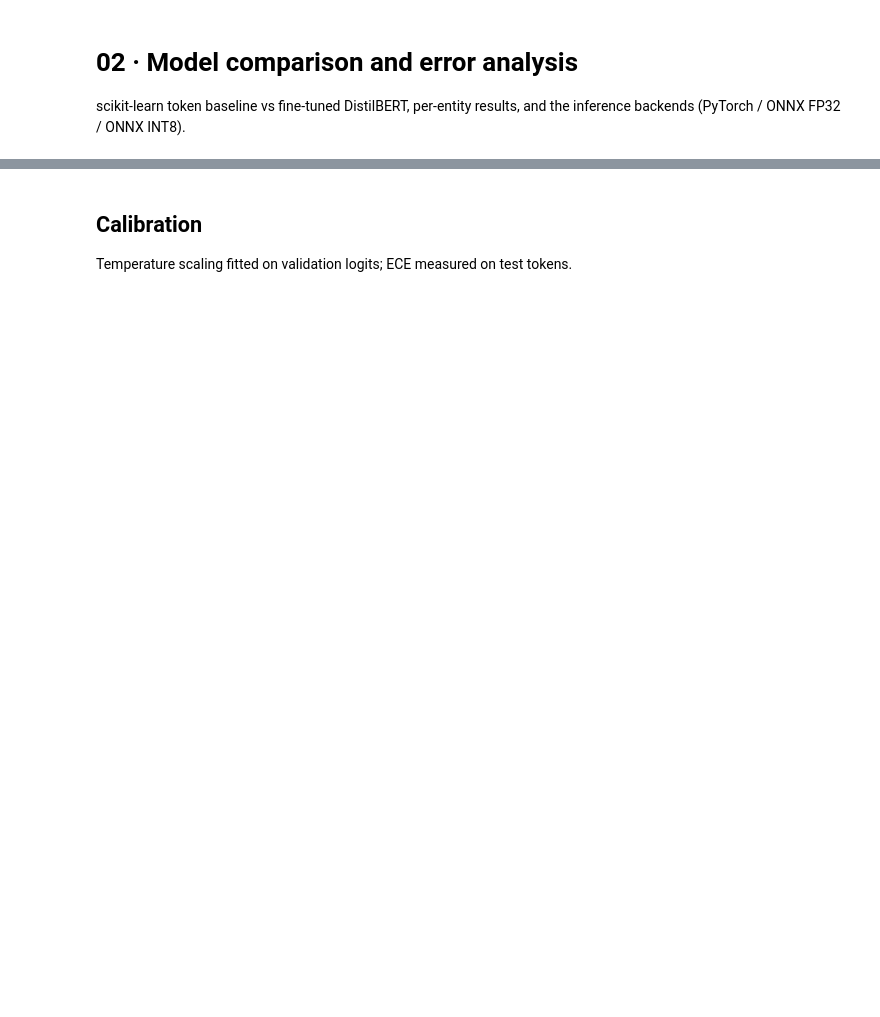
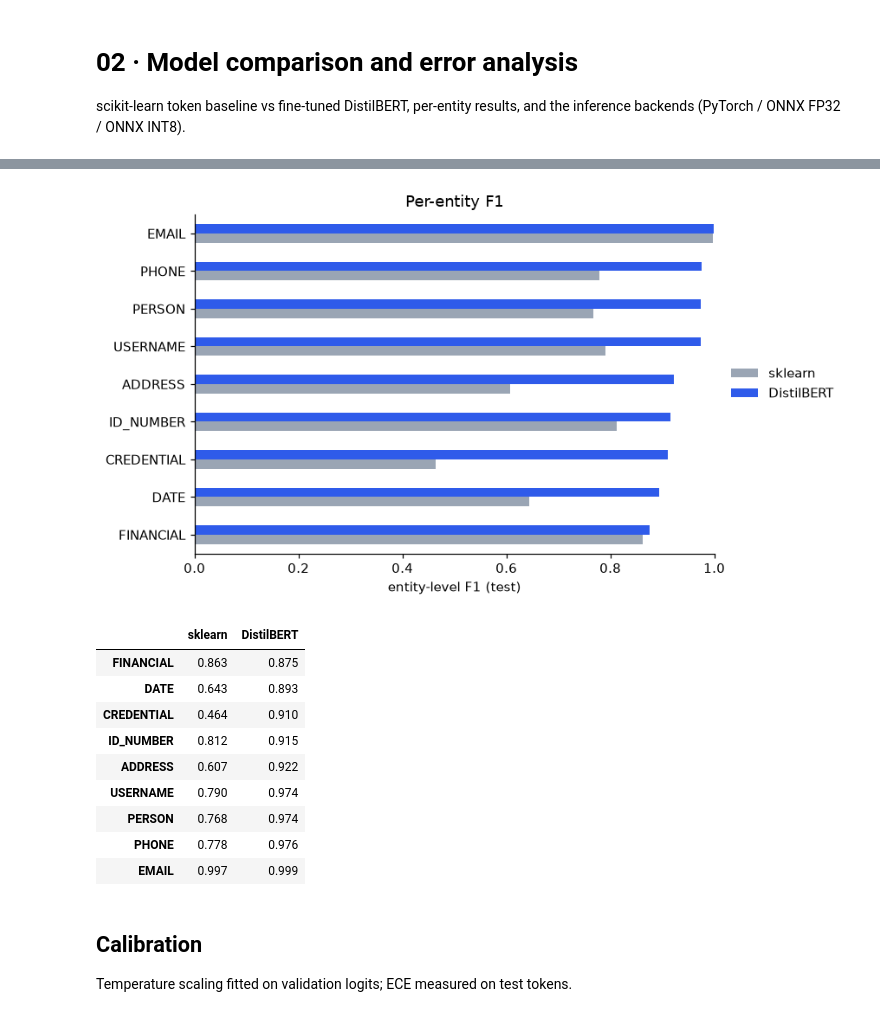
Before and after one commit to PahuldeepSinghSodhi/PromptShield, a Jupyter notebook: notebooks/02_error_analysis.ipynb, the cells around one changed output, grey strips where cells are left out. Saved outputs shown, nothing was run; the diff lists cells and outputs as text; code cells hidden in the pictures; blank space fills up the shorter version.

```diff
--- a/notebooks/02_error_analysis.ipynb
+++ b/notebooks/02_error_analysis.ipynb
@@ -28,13 +32,26 @@ overall
 # %%
 labels = [k for k in ner_m["test"]["per_entity"] if k.isupper()]
 per = pd.DataFrame({
     "sklearn": {l: sk_m["test"]["per_entity"][l]["f1-score"] for l in labels},
     "DistilBERT": {l: ner_m["test"]["per_entity"][l]["f1-score"] for l in labels},
 }).sort_values("DistilBERT")
-ax = per.plot.barh(figsize=(7, 4.5), color=["#9aa5b4", "#2f5bea"])
+ax = per.plot.barh(figsize=(8, 4.5), color=["#9aa5b4", "#2f5bea"])
 ax.set_xlabel("entity-level F1 (test)"); ax.set_xlim(0, 1); ax.set_title("Per-entity F1")
+ax.legend(loc="center left", bbox_to_anchor=(1.01, 0.5), frameon=False)
 plt.tight_layout(); plt.savefig(FIG / "per_entity_f1.png"); plt.show()
 per.round(3)
+# %% [output]
+[figure, added]
+|  | sklearn | DistilBERT |
+| FINANCIAL | 0.863 | 0.875 |
+| DATE | 0.643 | 0.893 |
+| CREDENTIAL | 0.464 | 0.910 |
+| ID_NUMBER | 0.812 | 0.915 |
+| ADDRESS | 0.607 | 0.922 |
+| USERNAME | 0.790 | 0.974 |
+| PERSON | 0.768 | 0.974 |
+| PHONE | 0.778 | 0.976 |
+| EMAIL | 0.997 | 0.999 |
 # %% [markdown]
 ## Calibration
 
```
Also changed, not shown: parts of 7 cells of this notebook, 20 other files.
